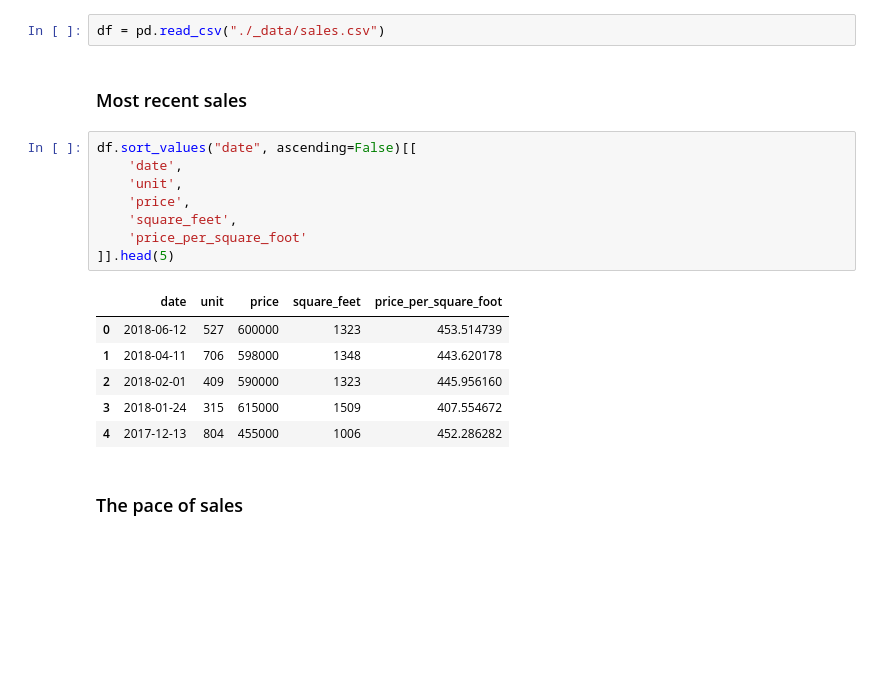
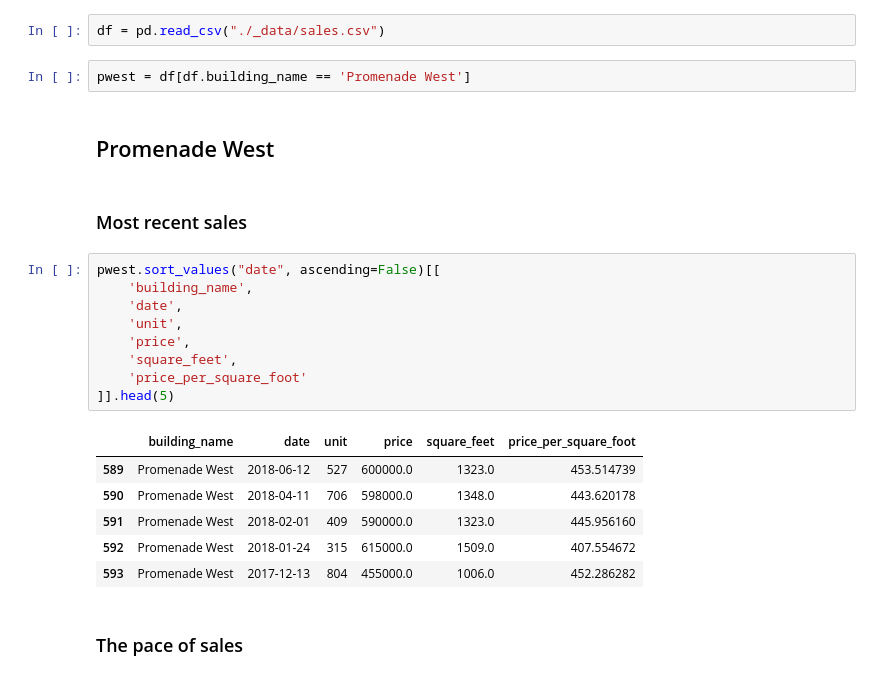
Before and after one commit to palewire/promenade-west-sales-report, a Jupyter notebook: analyze.ipynb, the cells around one changed output. Saved outputs shown, nothing was run; the diff lists cells and outputs as text; blank space fills up the shorter version.

```diff
--- a/analyze.ipynb
+++ b/analyze.ipynb
@@ -3,23 +3,28 @@ import pandas as pd
 import altair as alt
 # %%
 df = pd.read_csv("./_data/sales.csv")
+# %%
+pwest = df[df.building_name == 'Promenade West']
+# %% [markdown]
+## Promenade West
 # %% [markdown]
 ### Most recent sales
 # %%
-df.sort_values("date", ascending=False)[[
+pwest.sort_values("date", ascending=False)[[
+    'building_name',
     'date',
     'unit',
     'price',
     'square_feet',
     'price_per_square_foot'
 ]].head(5)
 # %% [output]
-|  | date | unit | price | square_feet | price_per_square_foot |
-| 0 | 2018-06-12 | 527 | 600000 | 1323 | 453.514739 |
-| 1 | 2018-04-11 | 706 | 598000 | 1348 | 443.620178 |
-| 2 | 2018-02-01 | 409 | 590000 | 1323 | 445.956160 |
-| 3 | 2018-01-24 | 315 | 615000 | 1509 | 407.554672 |
-| 4 | 2017-12-13 | 804 | 455000 | 1006 | 452.286282 |
+|  | building_name | date | unit | price | square_feet | price_per_square_foot |
+| 589 | Promenade West | 2018-06-12 | 527 | 600000.0 | 1323.0 | 453.514739 |
+| 590 | Promenade West | 2018-04-11 | 706 | 598000.0 | 1348.0 | 443.620178 |
+| 591 | Promenade West | 2018-02-01 | 409 | 590000.0 | 1323.0 | 445.956160 |
+| 592 | Promenade West | 2018-01-24 | 315 | 615000.0 | 1509.0 | 407.554672 |
+| 593 | Promenade West | 2017-12-13 | 804 | 455000.0 | 1006.0 | 452.286282 |
 # %% [markdown]
 ### The pace of sales
 # %%
```
Also changed, not shown: parts of 25 cells of this notebook, 4 other files.
